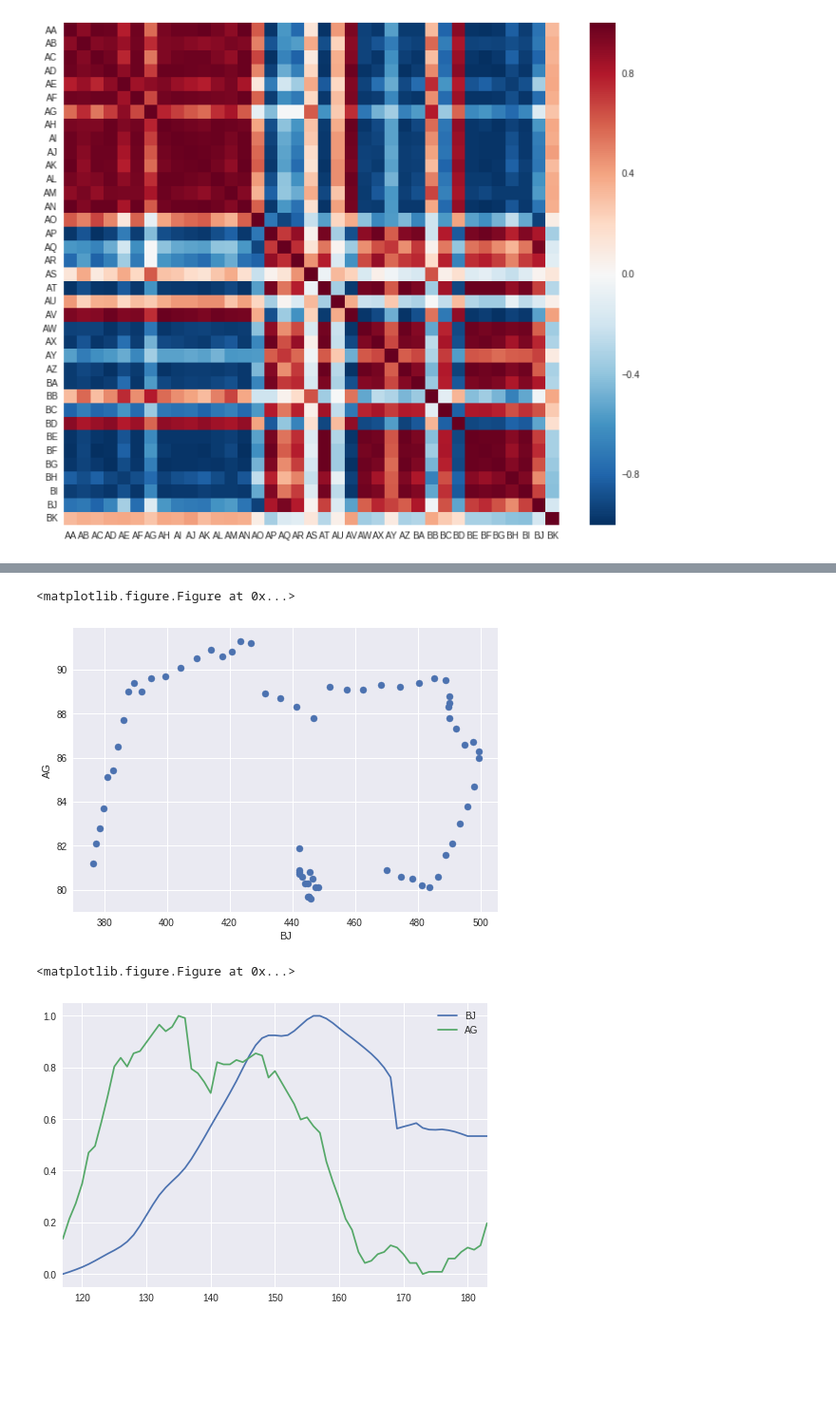
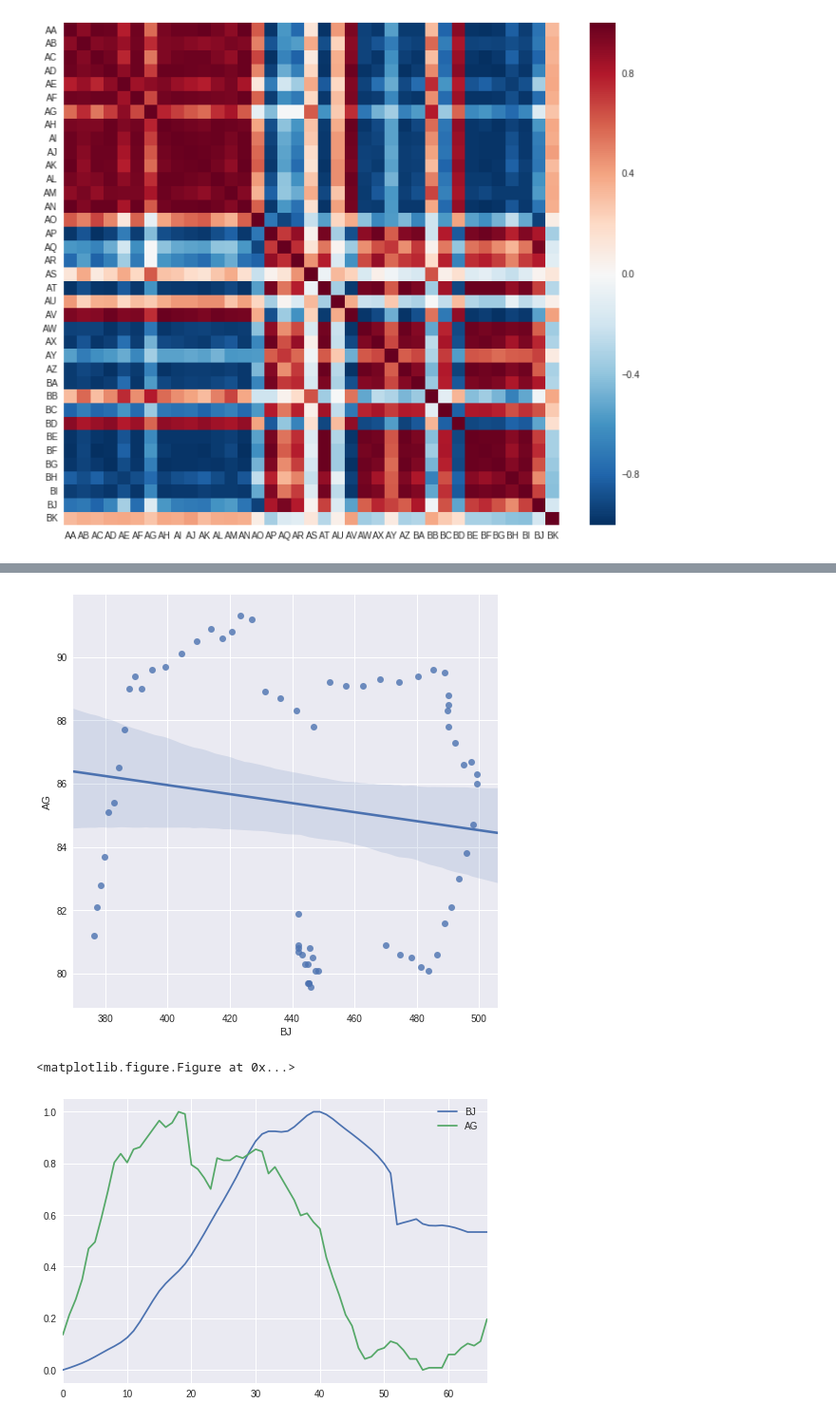
Before and after one commit to sebwdz/JobAnalysis, a Jupyter notebook: core/notebooks/ESA descriptive analysis.ipynb, the cells around one changed output, grey strips where cells are left out. Shown at 95% size. Cells and saved outputs as stored; diff of their text form; code cells hidden in the pictures; blank space fills up the shorter version.

```diff
--- a/core/notebooks/ESA descriptive analysis.ipynb
+++ b/core/notebooks/ESA descriptive analysis.ipynb
@@ -112,15 +107,14 @@ plt.show()
 [figure]
 # %%
-plt.figure(figsize=(40, 40))
-d_c.plot.scatter(x="BJ", y="AG", s=50)
+plt.figure(figsize=(8, 8))
+ax = sns.regplot(x="BJ", y="AG", data=d_c)
 plt.show()
 plt.figure(figsize=(40, 40))
 tmp = d_c[["BJ", "AG"]]
 tmp = (tmp - tmp.min()) / (tmp.max() - tmp.min())
 tmp.plot.line()
 plt.show()
 # %% [output]
+[figure, new version]
 <matplotlib.figure.Figure at 0x...>
-[figure, old version]
-<matplotlib.figure.Figure at 0x...>
-[figure, old version]
+[figure, new version]
```
Also changed, not shown: parts of 6 cells of this notebook, 2 other files.
